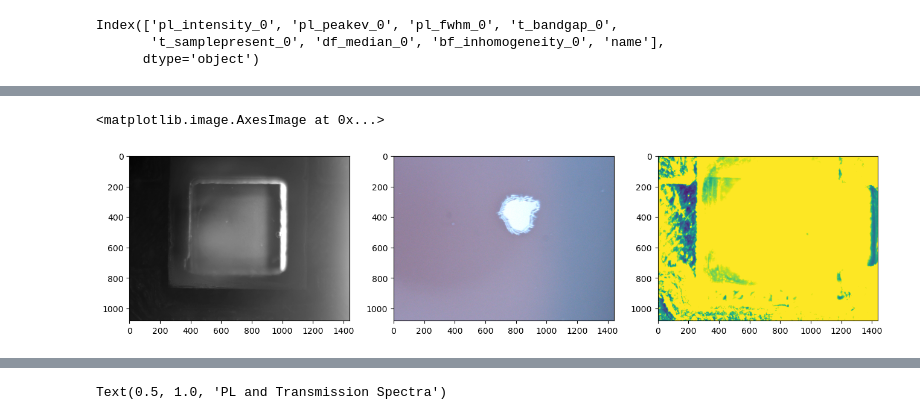
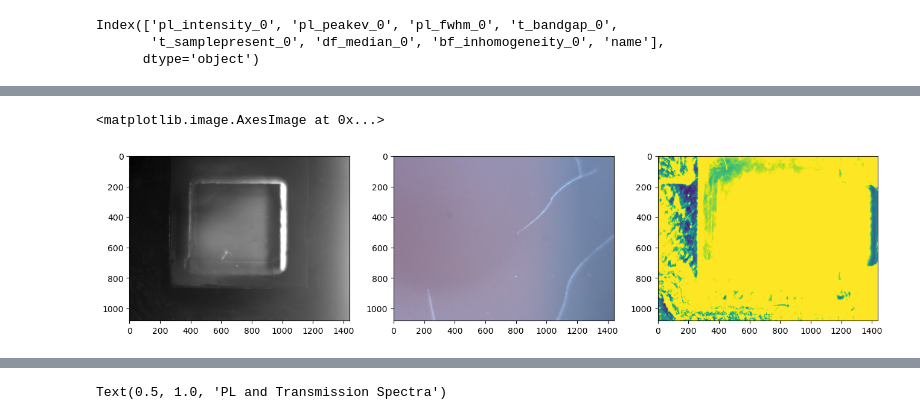
Before and after one commit to fenning-research-group/PASCAL_TrainView, a Jupyter notebook: analysis.ipynb, the cells around one changed output, grey strips where cells are left out. Cells and saved outputs as stored; diff of their text form; code cells hidden in the pictures.

```diff
--- a/analysis.ipynb
+++ b/analysis.ipynb
@@ -128,12 +128,12 @@ plimg_0 shape: (1080, 1440, 3)
 # %%
 # plot images
 
 fig, ax = plt.subplots(1,3, figsize=(16,10))
-i=0
+i=12
 
 ax[0].imshow(rawdf['df_0'][i][:,:,0], cmap='gray')
 ax[1].imshow(rawdf['bf_0'][i])
 ax[2].imshow(rawdf['plimg_0'][i][:,:,0]) # use red channel for PL measurements, since that's what bandgap energy is
 # %% [output]
 <matplotlib.image.AxesImage at 0x...>
-[figure, old version]
+[figure, new version]
```
Also changed, not shown: parts of 8 cells of this notebook.
